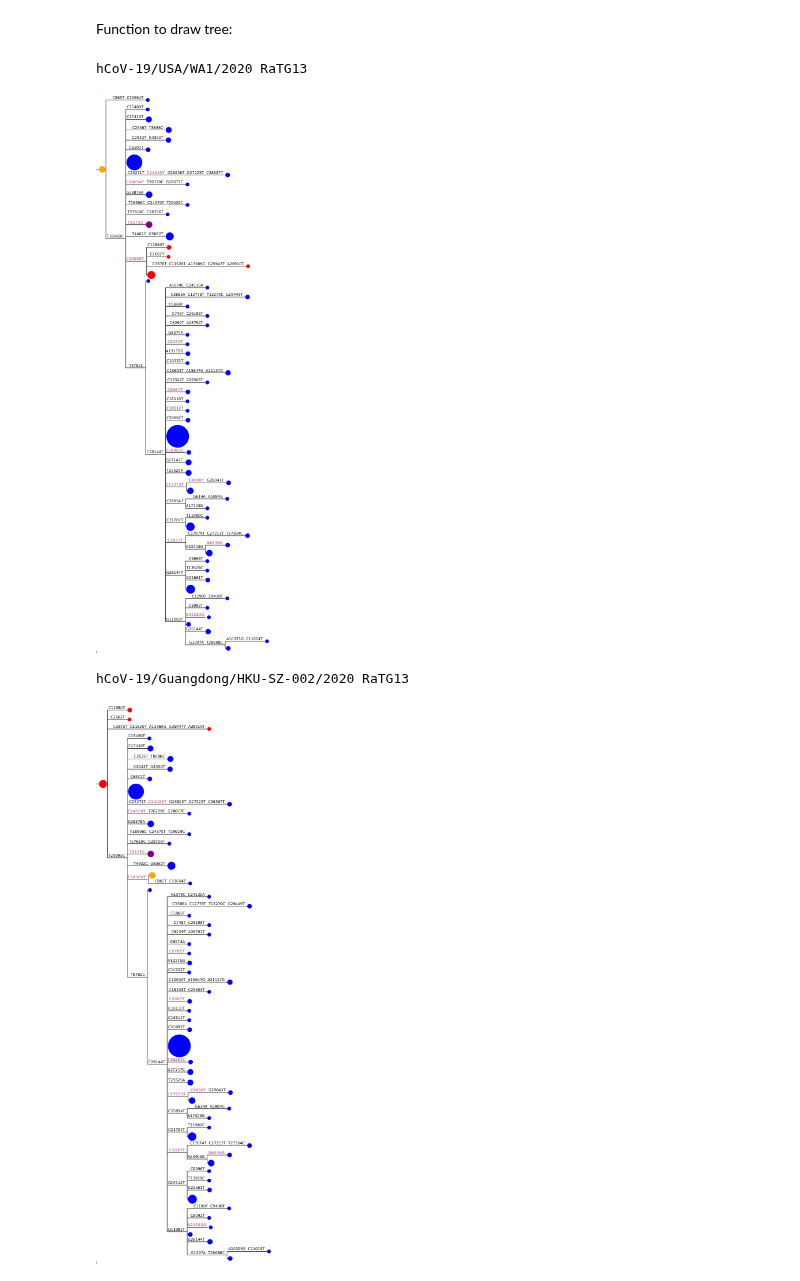
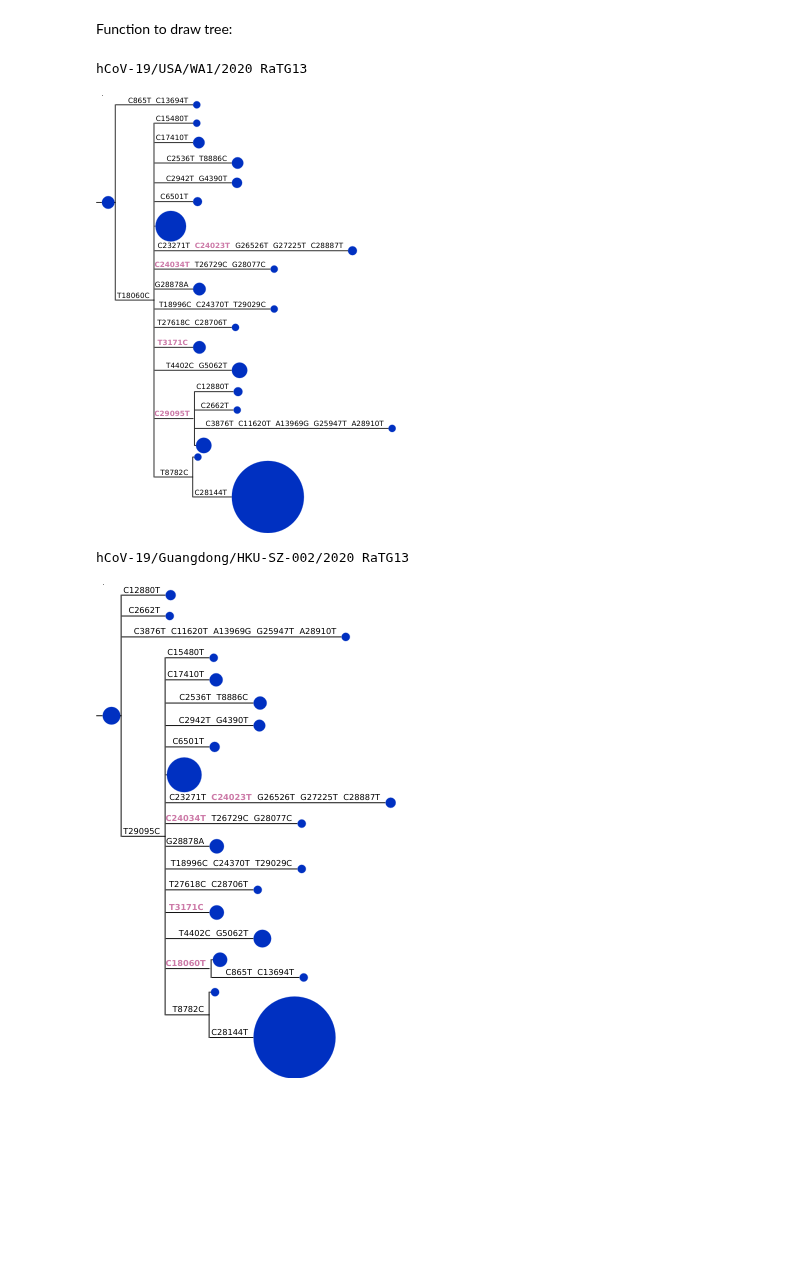
Before and after one commit to jbloom/SARS-CoV-2_PRJNA612766, a Jupyter notebook: notebooks/visualize_trees.py.ipynb, the cells around one changed output. Cells and saved outputs as stored; diff of their text form; code cells hidden in the pictures; blank space fills up the shorter version.

Commit message:
collapse 28144T node

```diff
--- a/notebooks/visualize_trees.py.ipynb
+++ b/notebooks/visualize_trees.py.ipynb
@@ -159,6 +159,7 @@ def get_pretty_tree(treefile,
                     branch_linewidth=4,
                     mut_label_color='black',
                     mut_to_outgroup_label_color='#CC79A7',
+                    collapse_below=['C28144T']
                     ):
     """Returns `(tree, tree_style)`."""
     annotations = df.set_index('representative_strain').to_dict(orient='index')
@@ -195,11 +196,7 @@ def get_pretty_tree(treefile,
                                position='branch-top',
                                )
                     icol += 1
-        if n.name == 'dummy':
-            continue
-
         nstyle = ete3.NodeStyle(**nstyle_dict)
-
         if n.is_leaf() or n.name == progenitor:
             nstyle['size'] = nodesizescale * math.sqrt(annotations[n.name]['nstrains'])
             if label_nodes:
@@ -210,16 +207,6 @@ def get_pretty_tree(treefile,
                            column=0,
                            position='branch-right',
                            )
-            if annotations[n.name]['nstrains'] == 1:
-                nstyle['fgcolor'] = 'gray'
-            elif 'T3171C' in annotations[n.name]['substitutions']:
-                nstyle['fgcolor'] = 'purple'
-            elif 'C29095T' in annotations[n.name]['substitutions']:
-                nstyle['fgcolor'] = 'red'
-            elif not annotations[n.name]['substitutions']:
-                nstyle['fgcolor'] = 'orange'
-            else:
-                nstyle['fgcolor'] = 'blue'
 
         else:
             nstyle['size'] = 0
@@ -256,35 +243,54 @@ def get_pretty_tree(treefile,
                                       position='branch-top',
                                       )
         delattr(progenitor_n, '_faces')
     empty_nstyle = ete3.NodeStyle(hz_line_color='white',
                                   vt_line_color='white',
                                   size=0)
     dummy_outgroup.set_style(empty_nstyle)
     dummy_outgroup.up.set_style(empty_nstyle)
 
     t.ladderize()
 
-    ts.scale_length = 0
+    # collapse tree at indicated nodes
+    for below_subs in collapse_below:
+        collapse_n = [n for n in t.traverse() if n.name and n.up and n.up.name and
+                      n.name != 'dummy' and subs_matrix[(n.up.name, n.name)] == below_subs]
+        if len(collapse_n) > 1:
+            raise ValueError(f"more than one node to collapse for {below_subs}")
+        elif len(collapse_n) == 0:
+            raise ValueError(f"no nodes to collapse for {below_subs}")
+        collapse_n = collapse_n[0]
+        collapse_nstrains = 0
+        for n in [collapse_n] + collapse_n.get_descendants():
+            if n.is_leaf():
+                collapse_nstrains += annotations[n.name]['nstrains']
+            if n != collapse_n:
+                n.detach()
+        nstyle = ete3.NodeStyle(**nstyle_dict)
+        nstyle['size'] = nodesizescale * math.sqrt(collapse_nstrains)
+        collapse_n.set_style(nstyle)
+
+    ts.show_scale = False
 
     return t, ts
 
 assert len(progenitors) == len(tree_files)
 for outgroup, (progenitor, tree_file) in itertools.product(outgroups,
                                                            zip(progenitors, tree_files)
                                                            ):
  #   if progenitor != "hCoV-19/Shandong/LY005-2/2020":
  #       continue
     print(progenitor, outgroup)
     t, ts = get_pretty_tree(tree_file,
                             df=all_df,
                             subs_matrix=subs_matrices[progenitor],
                             progenitor=progenitor,
                             to_outgroup_muts=subs_to_outgroup[outgroup],
                             )
     display(t.render('%%inline', tree_style=ts, w=300))
 # %% [output]
 hCoV-19/USA/WA1/2020 RaTG13
-[figure, old version]
+[figure, new version]
 hCoV-19/Guangdong/HKU-SZ-002/2020 RaTG13
-[figure, old version]
+[figure, new version]
 hCoV-19/Shandong/LY005-2/2020 RaTG13
```
Also changed, not shown: parts of 2 cells of this notebook.
